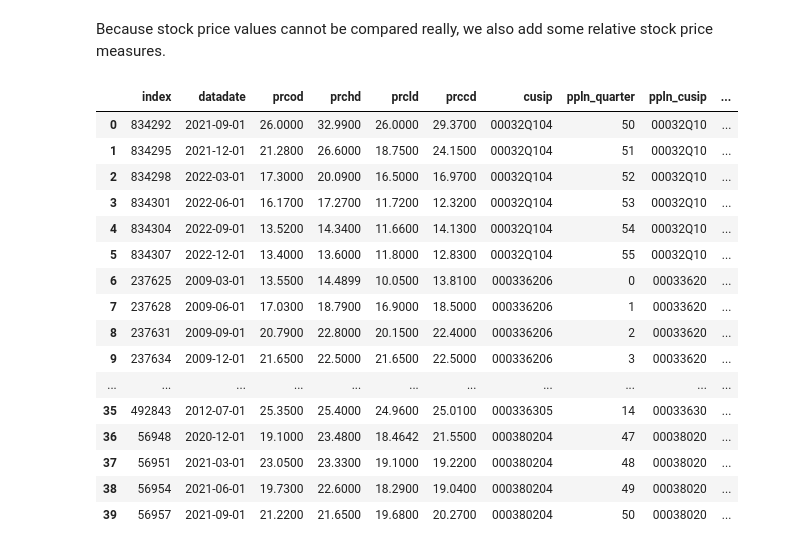
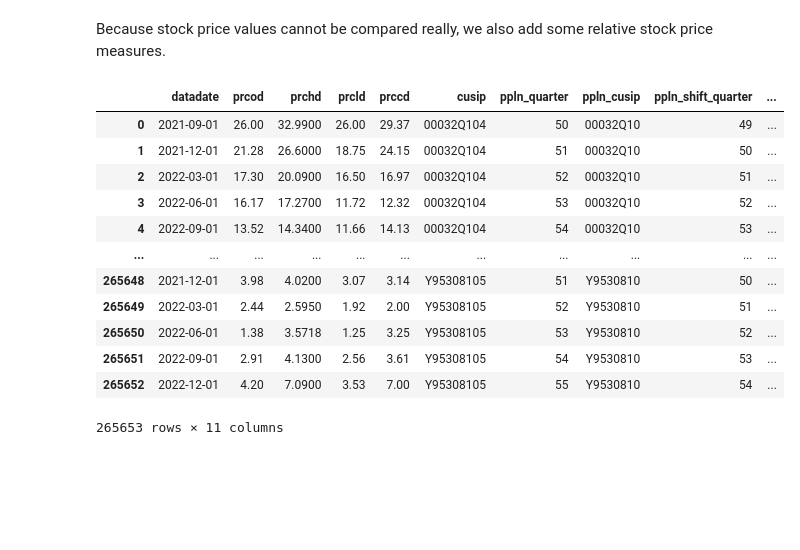
Before and after one commit to annaleabhm/asim-stock-pipeline, a Jupyter notebook: pipeline.ipynb, the cells around one changed output. Saved outputs shown, nothing was run; the diff lists cells and outputs as text; code cells hidden in the pictures; blank space fills up the shorter version.

```diff
--- a/pipeline.ipynb
+++ b/pipeline.ipynb
@@ -279,40 +279,37 @@ clean_values_df.describe()
 # %% [markdown]
 Because stock price values cannot be compared really, we also add some relative stock price measures.
 # %%
-prediction_prices = clean_values_df
+prediction_prices = clean_values_df.reset_index()
 prediction_prices["ppln_shift_quarter"] = prediction_prices["ppln_quarter"].apply(lambda x: x - shift)
 prediction_prices = prediction_prices.sort_values(by=["ppln_cusip", "ppln_quarter"])
-prediction_prices = prediction_prices.reset_index()
+
 
 price_shift = []
 rel_price_shift = []
 for index, row in prediction_prices.iterrows():
     if index >= shift and prediction_prices["ppln_cusip"].iloc[index - shift] == row["ppln_cusip"]:
         #explain all of these variable choices
         pre_prcod = prediction_prices["prcod"].iloc[index - shift]
         price_shift.append(row["prcod"] - pre_prcod)
         rel_price_shift.append((row["prcod"] - pre_prcod)/pre_prcod) #why pre and not row["prcod"]
     else:
         price_shift.append( None )
         rel_price_shift.append( None )
 prediction_prices["ppln_price_gain_over_shift"] = price_shift
 prediction_prices["ppln_rel_price_gain_over_shift"] = rel_price_shift
-prediction_prices.head(40)
+prediction_prices = prediction_prices.drop(["index"], axis = 1)
+prediction_prices
 # %% [output]
-|  | index | datadate | prcod | prchd | prcld | prccd | cusip | ppln_quarter | ppln_cusip | ... |
-| 0 | 834292 | 2021-09-01 | 26.0000 | 32.9900 | 26.0000 | 29.3700 | 00032Q104 | 50 | 00032Q10 | ... |
-| 1 | 834295 | 2021-12-01 | 21.2800 | 26.6000 | 18.7500 | 24.1500 | 00032Q104 | 51 | 00032Q10 | ... |
-| 2 | 834298 | 2022-03-01 | 17.3000 | 20.0900 | 16.5000 | 16.9700 | 00032Q104 | 52 | 00032Q10 | ... |
-| 3 | 834301 | 2022-06-01 | 16.1700 | 17.2700 | 11.7200 | 12.3200 | 00032Q104 | 53 | 00032Q10 | ... |
-| 4 | 834304 | 2022-09-01 | 13.5200 | 14.3400 | 11.6600 | 14.1300 | 00032Q104 | 54 | 00032Q10 | ... |
-| 5 | 834307 | 2022-12-01 | 13.4000 | 13.6000 | 11.8000 | 12.8300 | 00032Q104 | 55 | 00032Q10 | ... |
-| 6 | 237625 | 2009-03-01 | 13.5500 | 14.4899 | 10.0500 | 13.8100 | 000336206 | 0 | 00033620 | ... |
-| 7 | 237628 | 2009-06-01 | 17.0300 | 18.7900 | 16.9000 | 18.5000 | 000336206 | 1 | 00033620 | ... |
-| 8 | 237631 | 2009-09-01 | 20.7900 | 22.8000 | 20.1500 | 22.4000 | 000336206 | 2 | 00033620 | ... |
-| 9 | 237634 | 2009-12-01 | 21.6500 | 22.5000 | 21.6500 | 22.5000 | 000336206 | 3 | 00033620 | ... |
+|  | datadate | prcod | prchd | prcld | prccd | cusip | ppln_quarter | ppln_cusip | ppln_shift_quarter | ... |
+| 0 | 2021-09-01 | 26.00 | 32.9900 | 26.00 | 29.37 | 00032Q104 | 50 | 00032Q10 | 49 | ... |
+| 1 | 2021-12-01 | 21.28 | 26.6000 | 18.75 | 24.15 | 00032Q104 | 51 | 00032Q10 | 50 | ... |
+| 2 | 2022-03-01 | 17.30 | 20.0900 | 16.50 | 16.97 | 00032Q104 | 52 | 00032Q10 | 51 | ... |
+| 3 | 2022-06-01 | 16.17 | 17.2700 | 11.72 | 12.32 | 00032Q104 | 53 | 00032Q10 | 52 | ... |
+| 4 | 2022-09-01 | 13.52 | 14.3400 | 11.66 | 14.13 | 00032Q104 | 54 | 00032Q10 | 53 | ... |
 | ... | ... | ... | ... | ... | ... | ... | ... | ... | ... | ... |
-| 35 | 492843 | 2012-07-01 | 25.3500 | 25.4000 | 24.9600 | 25.0100 | 000336305 | 14 | 00033630 | ... |
-| 36 | 56948 | 2020-12-01 | 19.1000 | 23.4800 | 18.4642 | 21.5500 | 000380204 | 47 | 00038020 | ... |
-| 37 | 56951 | 2021-03-01 | 23.0500 | 23.3300 | 19.1000 | 19.2200 | 000380204 | 48 | 00038020 | ... |
-| 38 | 56954 | 2021-06-01 | 19.7300 | 22.6000 | 18.2900 | 19.0400 | 000380204 | 49 | 00038020 | ... |
-| 39 | 56957 | 2021-09-01 | 21.2200 | 21.6500 | 19.6800 | 20.2700 | 000380204 | 50 | 00038020 | ... |
+| 265648 | 2021-12-01 | 3.98 | 4.0200 | 3.07 | 3.14 | Y95308105 | 51 | Y9530810 | 50 | ... |
+| 265649 | 2022-03-01 | 2.44 | 2.5950 | 1.92 | 2.00 | Y95308105 | 52 | Y9530810 | 51 | ... |
+| 265650 | 2022-06-01 | 1.38 | 3.5718 | 1.25 | 3.25 | Y95308105 | 53 | Y9530810 | 52 | ... |
+| 265651 | 2022-09-01 | 2.91 | 4.1300 | 2.56 | 3.61 | Y95308105 | 54 | Y9530810 | 53 | ... |
+| 265652 | 2022-12-01 | 4.20 | 7.0900 | 3.53 | 7.00 | Y95308105 | 55 | Y9530810 | 54 | ... |
+265653 rows × 11 columns
```
Also changed, not shown: parts of 5 cells of this notebook.
